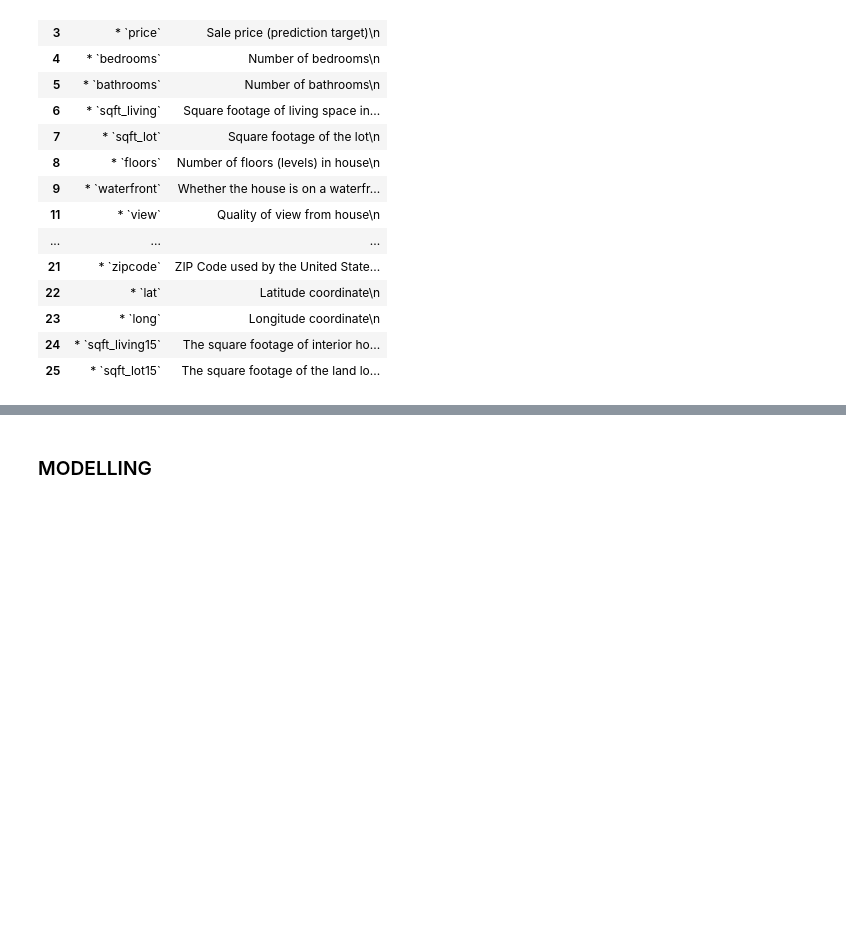
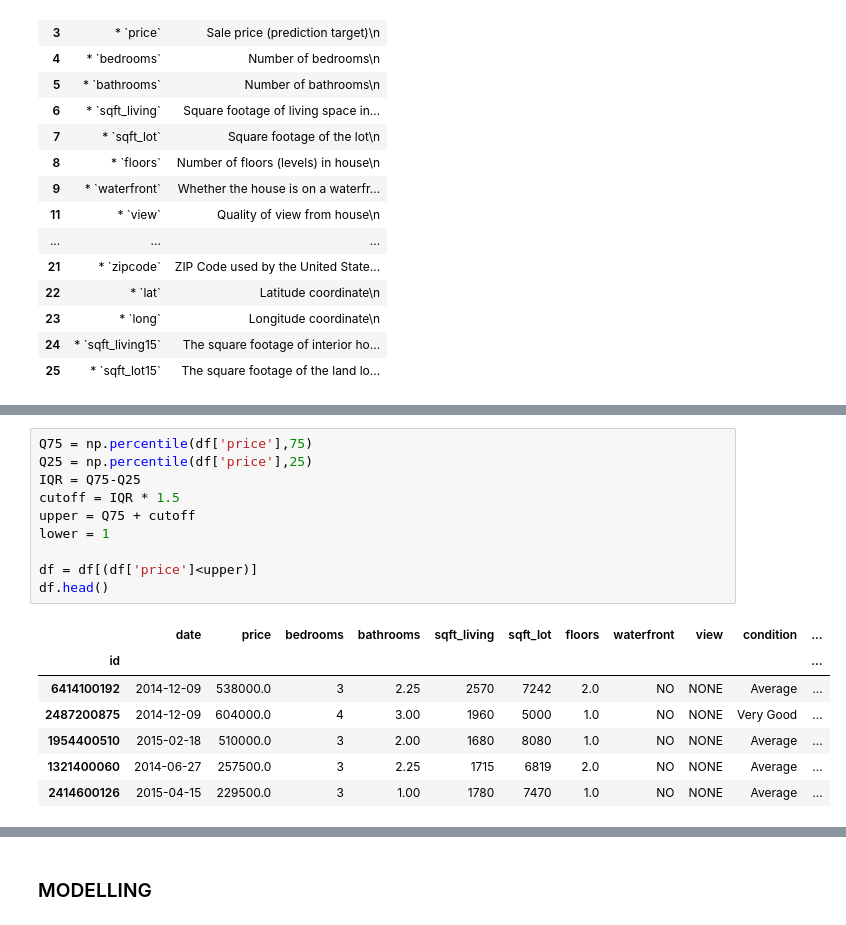
Before and after one commit to olivemideva/phase_2_project_practice, a Jupyter notebook: student.ipynb, the cells around one changed output, grey strips where cells are left out. Drawn from its saved outputs; the diff is of its cells as text; blank space fills up the shorter version.

```diff
--- a/student.ipynb
+++ b/student.ipynb
@@ -193,0 +195,18 @@ The correlation heatmap visually shows how strongly predictor variables are corr
+# %%
+Q75 = np.percentile(df['price'],75)
+Q25 = np.percentile(df['price'],25)
+IQR = Q75-Q25
+cutoff = IQR * 1.5
+upper = Q75 + cutoff
+lower = 1
+
+df = df[(df['price']<upper)]
+df.head()
+# %% [output]
+|  | date | price | bedrooms | bathrooms | sqft_living | sqft_lot | floors | waterfront | view | condition | ... |
+| id |  |  |  |  |  |  |  |  |  |  | ... |
+| 6414100192 | 2014-12-09 | 538000.0 | 3 | 2.25 | 2570 | 7242 | 2.0 | NO | NONE | Average | ... |
+| 2487200875 | 2014-12-09 | 604000.0 | 4 | 3.00 | 1960 | 5000 | 1.0 | NO | NONE | Very Good | ... |
+| 1954400510 | 2015-02-18 | 510000.0 | 3 | 2.00 | 1680 | 8080 | 1.0 | NO | NONE | Average | ... |
+| 1321400060 | 2014-06-27 | 257500.0 | 3 | 2.25 | 1715 | 6819 | 2.0 | NO | NONE | Average | ... |
+| 2414600126 | 2015-04-15 | 229500.0 | 3 | 1.00 | 1780 | 7470 | 1.0 | NO | NONE | Average | ... |
```
Also changed, not shown: parts of 16 cells of this notebook.
